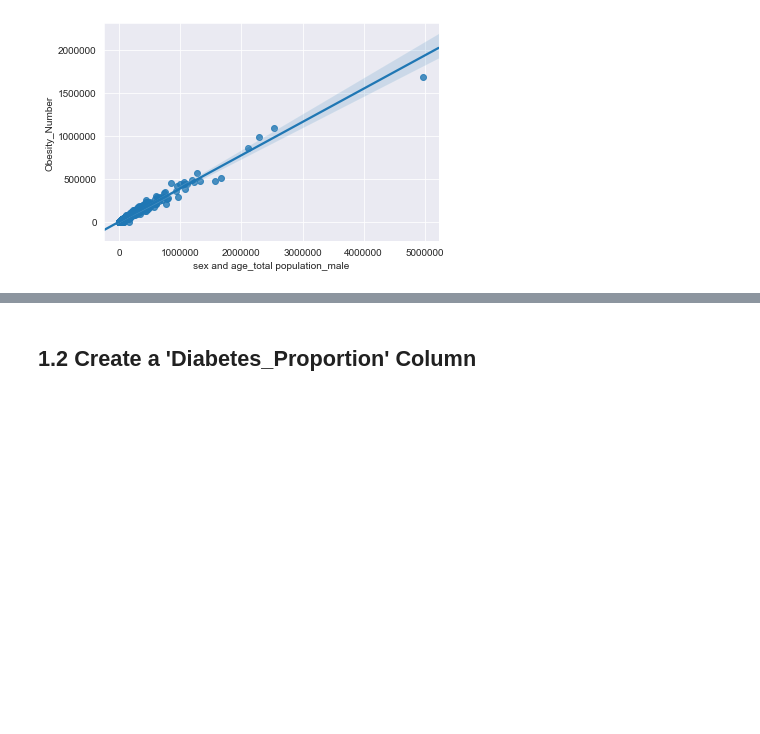
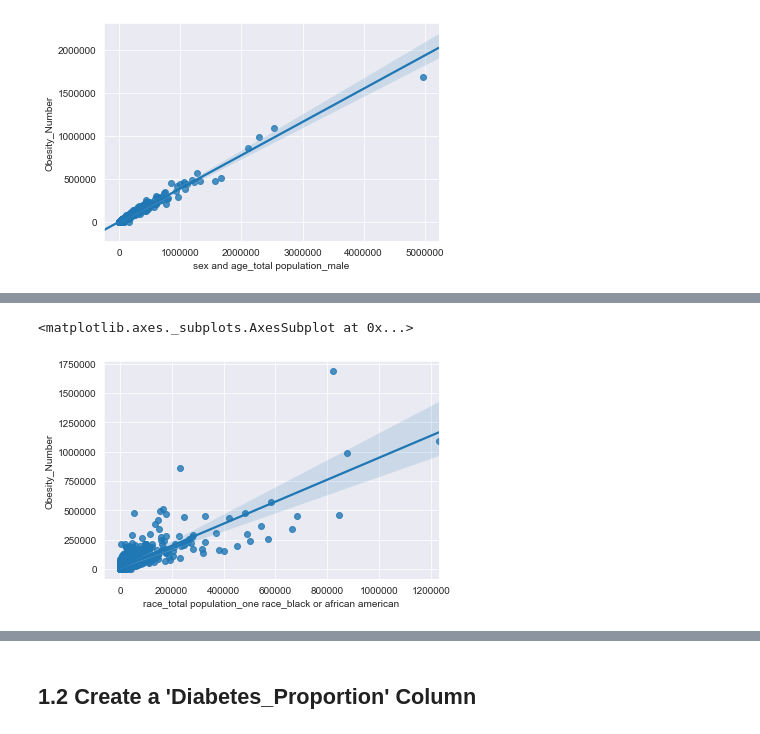
Before and after one commit to reubenp92/-CSS_Project_2_Team_4_Fall_2020, a Jupyter notebook: Project2.ipynb, the cells around one changed output, grey strips where cells are left out. Drawn from its saved outputs; the diff is of its cells as text; code cells hidden in the pictures; blank space fills up the shorter version.

```diff
--- a/Project2.ipynb
+++ b/Project2.ipynb
@@ -172,2 +178,6 @@ sns.regplot(x='sex and age_total population_male', y='Obesity_Number', data=db2)
 # %%
-sns.barplot(x='sex and age_total population_male', y='Obesity_Number', hue= 'race_total population_one race_black or african american', data=db2)
+#Regression Plot: Race (Black) and Obesity Number
+sns.regplot(x='race_total population_one race_black or african american', y='Obesity_Number', data=db2)
+# %% [output]
+<matplotlib.axes._subplots.AxesSubplot at 0x...>
+[figure, added]
```
Also changed, not shown: parts of 8 cells of this notebook.
